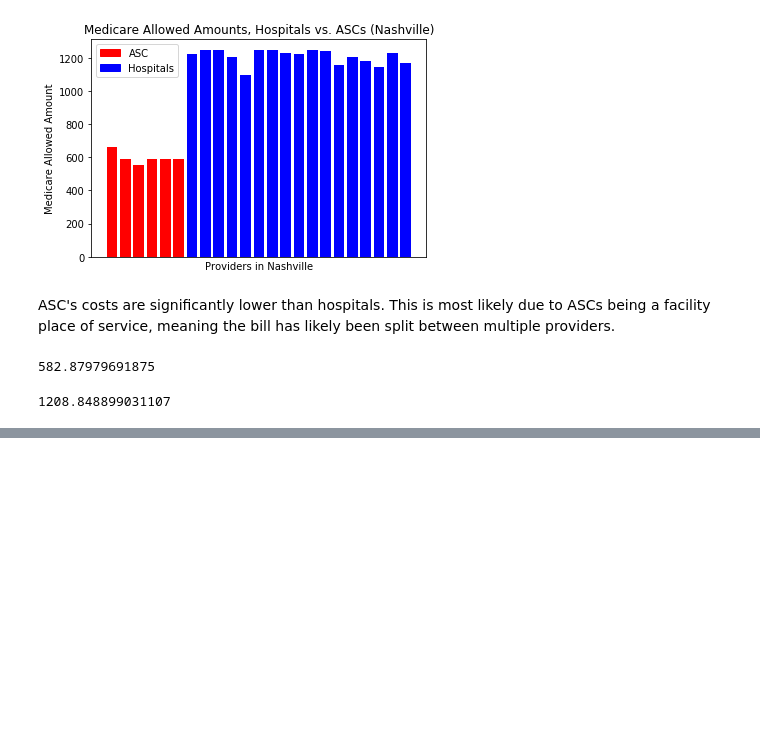
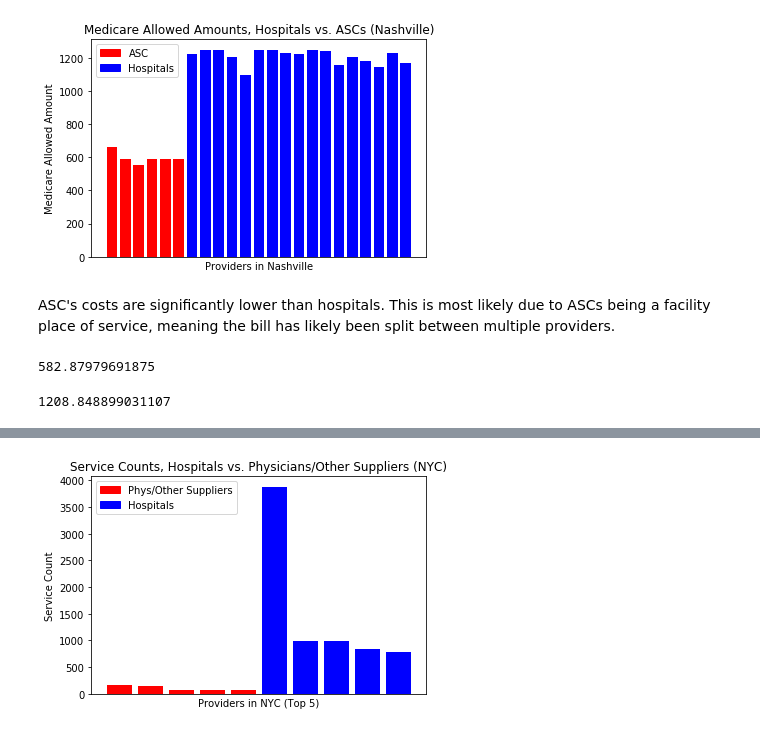
Before and after one commit to adamtsuch21/healthcare-bluebook-red-team, a Jupyter notebook: AT_healthcare_bluebook.ipynb, the cells around one changed output, grey strips where cells are left out. Saved outputs shown, nothing was run; the diff lists cells and outputs as text; code cells hidden in the pictures; blank space fills up the shorter version.

```diff
--- a/AT_healthcare_bluebook.ipynb
+++ b/AT_healthcare_bluebook.ipynb
@@ -259,0 +534,4 @@ print(hosp_mean)
+# %%
+phys_nyc = phys_nyc.drop(['nppes_entity_code', 'nppes_provider_zip', 'nppes_provider_state', 'provider_type', 'place_of_service', 'hcpcs_code', 'zip_5digits', 'CBSA', 'HCPCS Code', 'APC', 'Relative Weight', 'Payment Rate', 'Minimum Unadjusted Copayment'], axis=1)
+phys_nyc = phys_nyc.rename(columns={'npi' : 'id/npi', 'nppes_provider_last_org_name' : 'name', 'bene_day_srvc_cnt' : 'srvce_cnt', 'average_Medicare_allowed_amt' : 'med_allwd_amt', 'ZIP' : 'zip'})
+print(phys_nyc.info())
@@ -259,0 +640,3 @@ print(hosp_mean)
+# %%
+phys_nyc_top5 = phys_nyc.sort_values(by='srvce_cnt', ascending=False).head()
+print(phys_nyc_top5)
@@ -259,0 +650,3 @@ print(hosp_mean)
+# %%
+hosp_nyc_top5 = hosp_nyc.sort_values(by='srvce_cnt', ascending=False).head()
+print(hosp_nyc_top5)
@@ -259,0 +667,3 @@ print(hosp_mean)
+# %%
+nyc_union2 = pd.concat([phys_nyc_top5, hosp_nyc_top5], ignore_index=True)
+print(nyc_union2)
@@ -259,0 +688,19 @@ print(hosp_mean)
+# %%
+colors = []
+for cnt in nyc_union2['srvce_cnt']:
+    if cnt < 160:
+        colors.append('red')
+    else:
+        colors.append('blue')
+labels = {'Phys/Other Suppliers' : 'red', 'Hospitals' : 'blue'}
+labels2 = list(labels.keys())
+plt.bar(nyc_union2['id/npi'], nyc_union2['srvce_cnt'], color=colors, label=labels)
+handles = [plt.Rectangle((0,0),1,1, color=labels[label]) for label in labels2]
+plt.xticks([])
+plt.xlabel('Providers in NYC (Top 5)')
+plt.ylabel('Service Count')
+plt.title('Service Counts, Hospitals vs. Physicians/Other Suppliers (NYC)')
+plt.legend(handles, labels2)
+plt.show()
+# %% [output]
+[figure, added]
```
Also changed, not shown: parts of 33 cells of this notebook, 1 other file.
